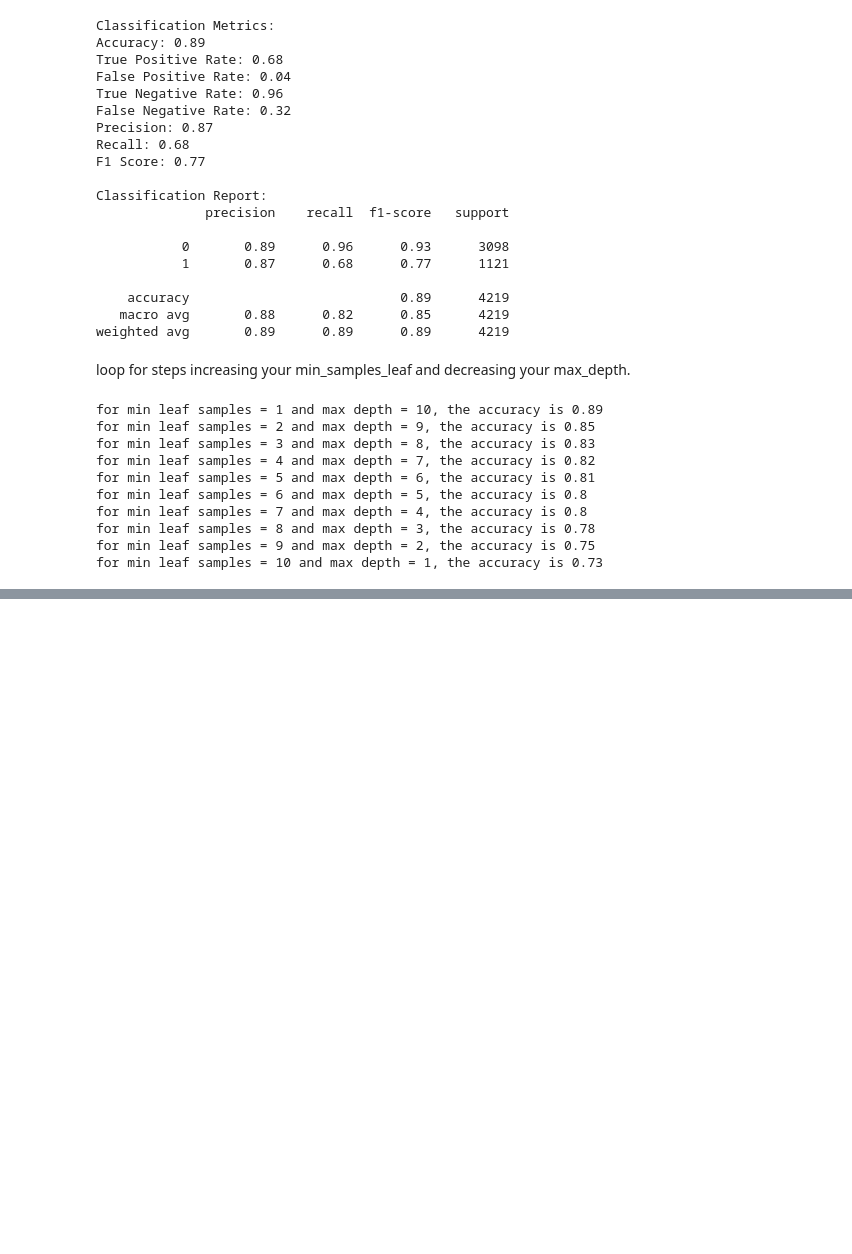
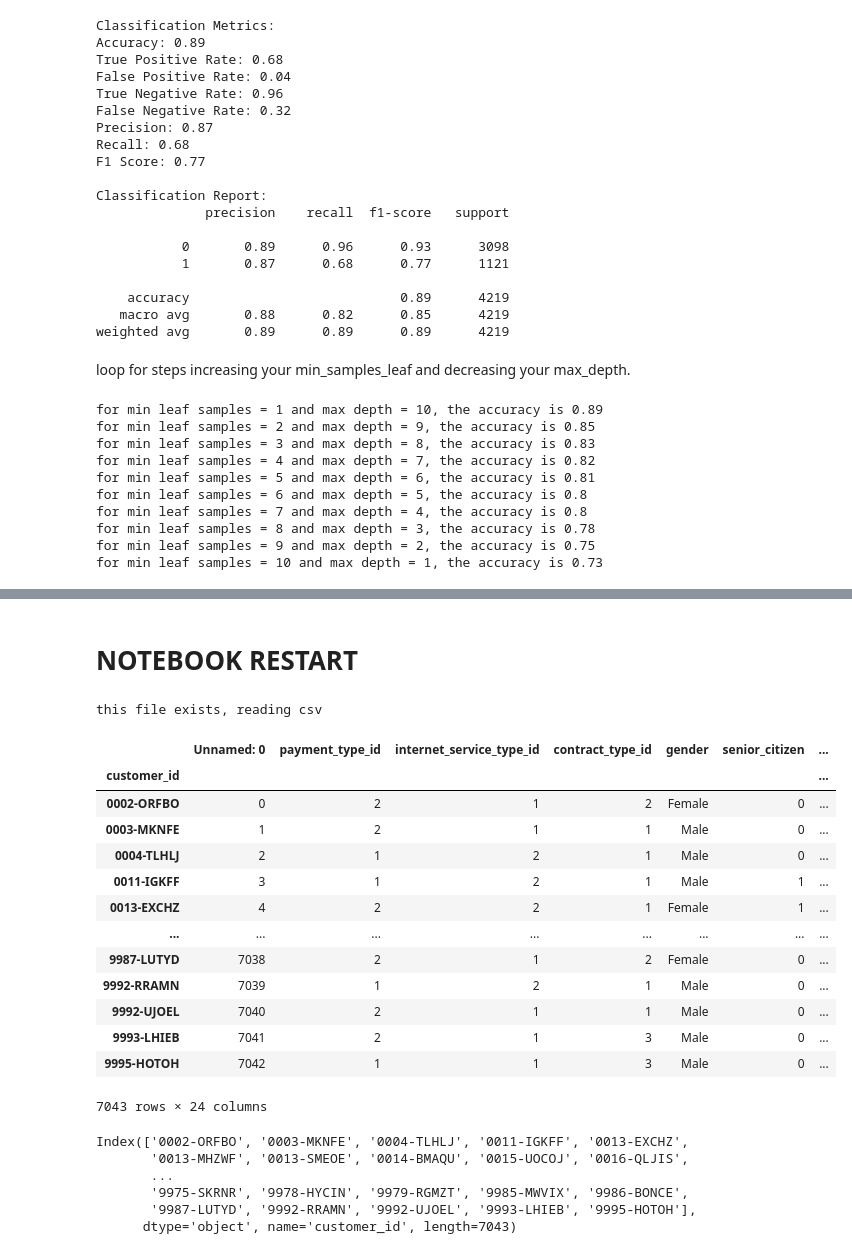
Before and after one commit to christopher-baez/classification-project, a Jupyter notebook: work_notebook.ipynb, the cells around one changed output, grey strips where cells are left out. Drawn from its saved outputs; the diff is of its cells as text; code cells hidden in the pictures; blank space fills up the shorter version.

```diff
--- a/work_notebook.ipynb
+++ b/work_notebook.ipynb
@@ -775,0 +872,32 @@ for min leaf samples = 10 and max depth = 1, the accuracy is 0.73
+# %% [markdown]
+# NOTEBOOK RESTART
+# %%
+df =a.get_telco_data()
+# %% [output]
+this file exists, reading csv
+# %%
+df
+# %% [output]
+|  | Unnamed: 0 | payment_type_id | internet_service_type_id | contract_type_id | gender | senior_citizen | ... |
+| customer_id |  |  |  |  |  |  | ... |
+| 0002-ORFBO | 0 | 2 | 1 | 2 | Female | 0 | ... |
+| 0003-MKNFE | 1 | 2 | 1 | 1 | Male | 0 | ... |
+| 0004-TLHLJ | 2 | 1 | 2 | 1 | Male | 0 | ... |
+| 0011-IGKFF | 3 | 1 | 2 | 1 | Male | 1 | ... |
+| 0013-EXCHZ | 4 | 2 | 2 | 1 | Female | 1 | ... |
+| ... | ... | ... | ... | ... | ... | ... | ... |
+| 9987-LUTYD | 7038 | 2 | 1 | 2 | Female | 0 | ... |
+| 9992-RRAMN | 7039 | 1 | 2 | 1 | Male | 0 | ... |
+| 9992-UJOEL | 7040 | 2 | 1 | 1 | Male | 0 | ... |
+| 9993-LHIEB | 7041 | 2 | 1 | 3 | Male | 0 | ... |
+| 9995-HOTOH | 7042 | 1 | 1 | 3 | Male | 0 | ... |
+7043 rows × 24 columns
+# %%
+df.index
+# %% [output]
+Index(['0002-ORFBO', '0003-MKNFE', '0004-TLHLJ', '0011-IGKFF', '0013-EXCHZ',
+       '0013-MHZWF', '0013-SMEOE', '0014-BMAQU', '0015-UOCOJ', '0016-QLJIS',
+       ...
+       '9975-SKRNR', '9978-HYCIN', '9979-RGMZT', '9985-MWVIX', '9986-BONCE',
+       '9987-LUTYD', '9992-RRAMN', '9992-UJOEL', '9993-LHIEB', '9995-HOTOH'],
+      dtype='object', name='customer_id', length=7043)
```
Also changed, not shown: parts of 45 cells of this notebook, 5 other files.
